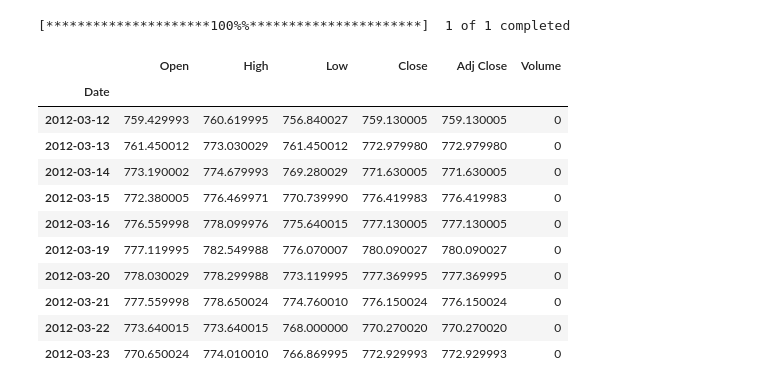
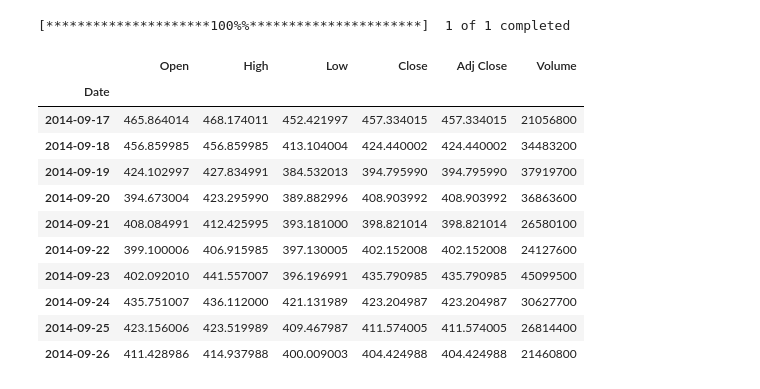
Before and after one commit to Pierciest/financial-analysis-for-crypto-currencies, a Jupyter notebook: LSTM.ipynb, the cells around one changed output. Drawn from its saved outputs; the diff is of its cells as text; code cells hidden in the pictures.

```diff
--- a/LSTM.ipynb
+++ b/LSTM.ipynb
@@ -1,27 +1,27 @@
 # %%
 import tensorflow as tf
 import numpy as np
 import matplotlib.pyplot as plt
 import csv
 import pandas as pd
 import pandas_ta as ta ## Technical Analysis Indicators
 import yfinance as yf
-data = yf.download(tickers = '^RUI', start = '2012-03-11',end = '2022-07-10')
+data = yf.download(tickers = 'BTC-USD', start = '2012-03-11',end = '2022-07-10')
 data.head(10)
 # %% [output]
 [*********************100%%**********************]  1 of 1 completed
 |  | Open | High | Low | Close | Adj Close | Volume |
 | Date |  |  |  |  |  |  |
-| 2012-03-12 | 759.429993 | 760.619995 | 756.840027 | 759.130005 | 759.130005 | 0 |
-| 2012-03-13 | 761.450012 | 773.030029 | 761.450012 | 772.979980 | 772.979980 | 0 |
-| 2012-03-14 | 773.190002 | 774.679993 | 769.280029 | 771.630005 | 771.630005 | 0 |
-| 2012-03-15 | 772.380005 | 776.469971 | 770.739990 | 776.419983 | 776.419983 | 0 |
-| 2012-03-16 | 776.559998 | 778.099976 | 775.640015 | 777.130005 | 777.130005 | 0 |
-| 2012-03-19 | 777.119995 | 782.549988 | 776.070007 | 780.090027 | 780.090027 | 0 |
-| 2012-03-20 | 778.030029 | 778.299988 | 773.119995 | 777.369995 | 777.369995 | 0 |
-| 2012-03-21 | 777.559998 | 778.650024 | 774.760010 | 776.150024 | 776.150024 | 0 |
-| 2012-03-22 | 773.640015 | 773.640015 | 768.000000 | 770.270020 | 770.270020 | 0 |
-| 2012-03-23 | 770.650024 | 774.010010 | 766.869995 | 772.929993 | 772.929993 | 0 |
+| 2014-09-17 | 465.864014 | 468.174011 | 452.421997 | 457.334015 | 457.334015 | 21056800 |
+| 2014-09-18 | 456.859985 | 456.859985 | 413.104004 | 424.440002 | 424.440002 | 34483200 |
+| 2014-09-19 | 424.102997 | 427.834991 | 384.532013 | 394.795990 | 394.795990 | 37919700 |
+| 2014-09-20 | 394.673004 | 423.295990 | 389.882996 | 408.903992 | 408.903992 | 36863600 |
+| 2014-09-21 | 408.084991 | 412.425995 | 393.181000 | 398.821014 | 398.821014 | 26580100 |
+| 2014-09-22 | 399.100006 | 406.915985 | 397.130005 | 402.152008 | 402.152008 | 24127600 |
+| 2014-09-23 | 402.092010 | 441.557007 | 396.196991 | 435.790985 | 435.790985 | 45099500 |
+| 2014-09-24 | 435.751007 | 436.112000 | 421.131989 | 423.204987 | 423.204987 | 30627700 |
+| 2014-09-25 | 423.156006 | 423.519989 | 409.467987 | 411.574005 | 411.574005 | 26814400 |
+| 2014-09-26 | 411.428986 | 414.937988 | 400.009003 | 404.424988 | 404.424988 | 21460800 |
 # %%
 def plot_series(x, y, format="-", start=0, end=None,
                 title=None, xlabel=None, ylabel=None, legend=None ):
```
Also changed, not shown: parts of 11 cells of this notebook, 5 other files.
